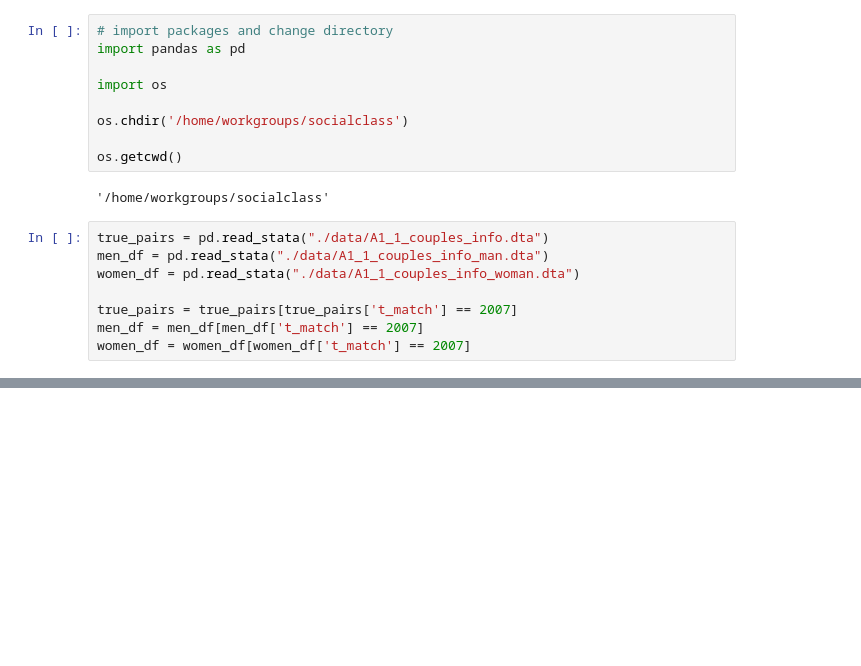
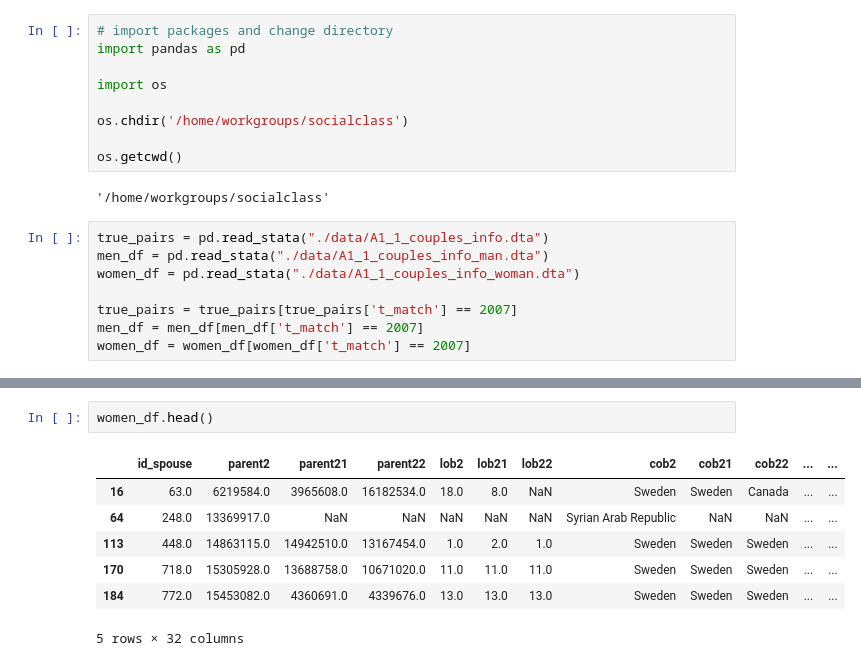
Before and after one commit to sabourikenari/Social-Class-Marriage-Market, a Jupyter notebook: analysis/A1_1_master.ipynb, the cells around one changed output, grey strips where cells are left out. Cells and saved outputs as stored; diff of their text form; blank space fills up the shorter version.

```diff
--- a/analysis/A1_1_master.ipynb
+++ b/analysis/A1_1_master.ipynb
@@ -97,0 +40,10 @@ neg_men
+# %%
+women_df.head()
+# %% [output]
+|  | id_spouse | parent2 | parent21 | parent22 | lob2 | lob21 | lob22 | cob2 | cob21 | cob22 | ... | ... |
+| 16 | 63.0 | 6219584.0 | 3965608.0 | 16182534.0 | 18.0 | 8.0 | NaN | Sweden | Sweden | Canada | ... | ... |
+| 64 | 248.0 | 13369917.0 | NaN | NaN | NaN | NaN | NaN | Syrian Arab Republic | NaN | NaN | ... | ... |
+| 113 | 448.0 | 14863115.0 | 14942510.0 | 13167454.0 | 1.0 | 2.0 | 1.0 | Sweden | Sweden | Sweden | ... | ... |
+| 170 | 718.0 | 15305928.0 | 13688758.0 | 10671020.0 | 11.0 | 11.0 | 11.0 | Sweden | Sweden | Sweden | ... | ... |
+| 184 | 772.0 | 15453082.0 | 4360691.0 | 4339676.0 | 13.0 | 13.0 | 13.0 | Sweden | Sweden | Sweden | ... | ... |
+5 rows × 32 columns
```
Also changed, not shown: parts of 14 cells of this notebook.
